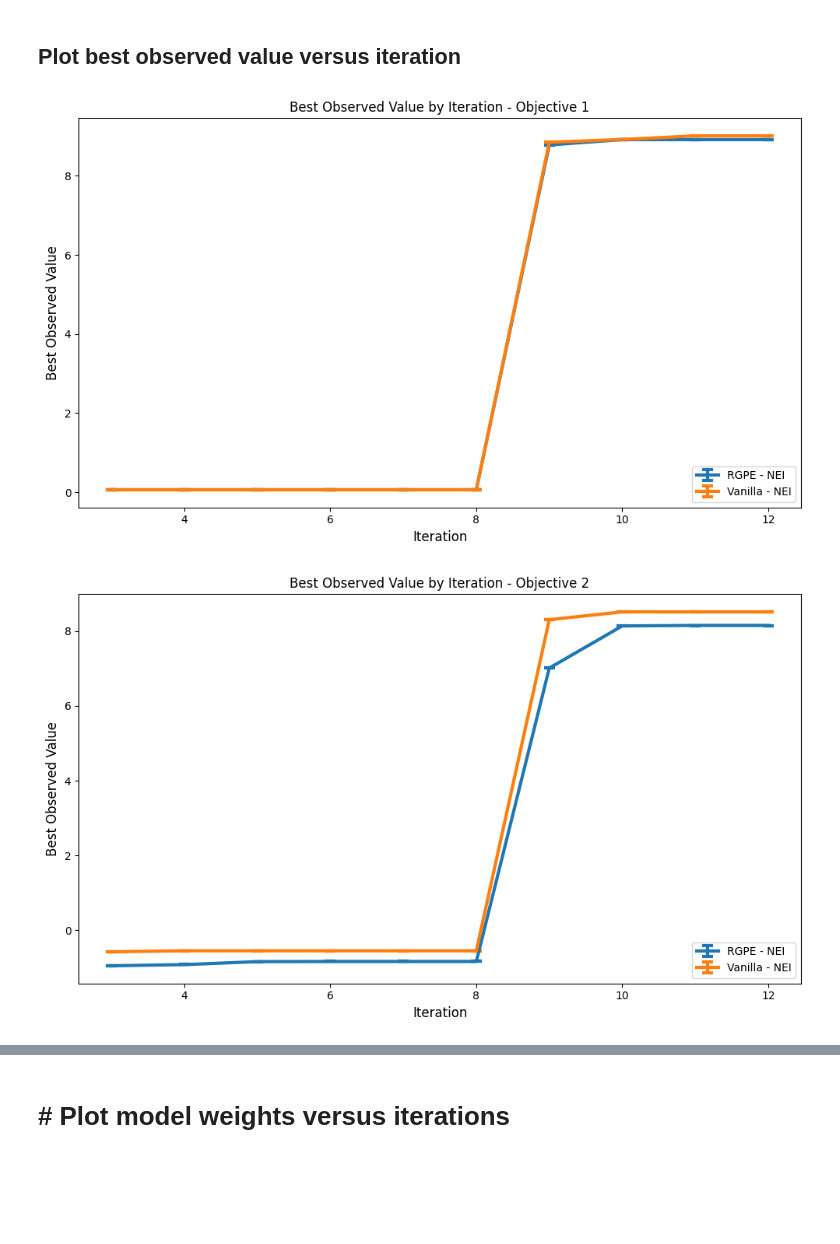
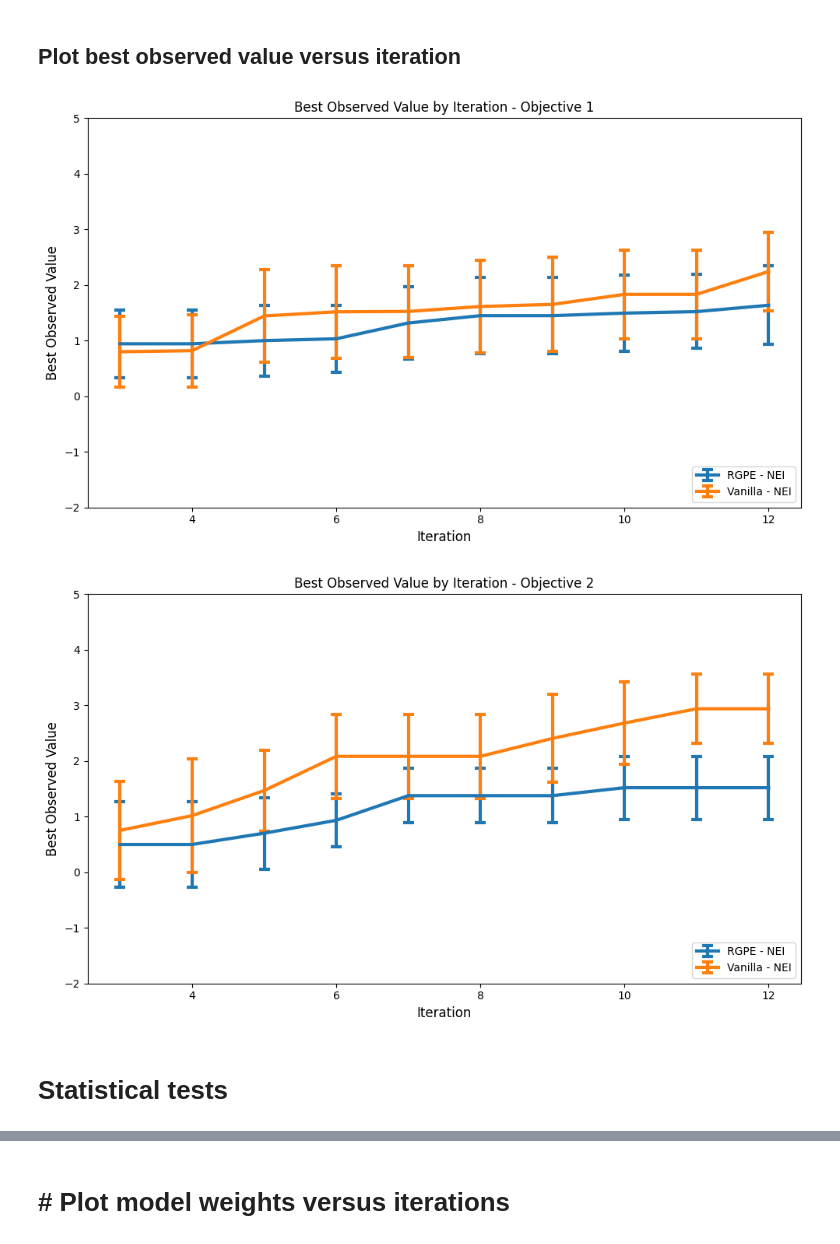
Before and after one commit to vishalvaka/HIL_toolkit_ARL, a Jupyter notebook: notebooks/meta_learning_with_rgpe_MOBO_normal.ipynb, the cells around one changed output, grey strips where cells are left out. Drawn from its saved outputs; the diff is of its cells as text; code cells hidden in the pictures; blank space fills up the shorter version.

```diff
--- a/notebooks/meta_learning_with_rgpe_MOBO_normal.ipynb
+++ b/notebooks/meta_learning_with_rgpe_MOBO_normal.ipynb
@@ -714,7 +733,7 @@ def get_target_model_loocv_sample_preds(
         # Since we have a batch mode gp and model.posterior always returns an output dimension,
         # the output from `posterior.sample()` here `num_samples x n x n x 1`, so let's squeeze
         # the last dimension.
-        sampler = SobolQMCNormalSampler(num_samples=512)
+        sampler = SobolQMCNormalSampler(sample_shape=torch.Size([num_samples]))
         return sampler(posterior).squeeze(-1)
 # %%
 def compute_rank_weights(train_x, train_y, train_yvar, base_models, target_model, num_samples):
@@ -739,7 +758,7 @@ def compute_rank_weights(train_x, train_y, train_yvar, base_models, target_model
         model = base_models[task]
         # compute posterior over training points for target task
         posterior = model.posterior(train_x)
-        sampler = SobolQMCNormalSampler(num_samples=512)
+        sampler = SobolQMCNormalSampler(sample_shape=torch.Size([num_samples]))
         base_f_samps = sampler(posterior).squeeze(-1).squeeze(-1)
         # compute and save ranking loss
         ranking_losses.append(compute_ranking_loss(base_f_samps, train_y))
@@ -1210,7 +1180,7 @@ for trial in range(N_TRIALS):
             )
         )
 
-        sampler_qnei = SobolQMCNormalSampler(num_samples=MC_SAMPLES)
+        sampler_qnei = SobolQMCNormalSampler(sample_shape=torch.Size([MC_SAMPLES]))
         # sampler=IIDNormalSampler(200, seed = 1234)
         qNEI = qNoisyExpectedImprovement(
             model=rgpe_model,
@@ -1286,7 +1256,7 @@ for trial in range(N_TRIALS):
             )
         )
 
-        sampler_qnei = SobolQMCNormalSampler(num_samples=MC_SAMPLES)
+        sampler_qnei = SobolQMCNormalSampler(sample_shape=torch.Size([MC_SAMPLES]))
         # sampler=IIDNormalSampler(200, seed = 1234)
         vanilla_qNEI = qNoisyExpectedImprovement(
             model=vanilla_nei_model,
@@ -1475,35 +1377,15 @@ MC_SAMPLES = 512 if not SMOKE_TEST else 32
 N_RESTART_CANDIDATES = 512 if not SMOKE_TEST else 8
 N_RESTARTS = 10 if not SMOKE_TEST else 2
 Q_BATCH_SIZE = 1
-SHIFT_OBJ_ITER = 6 #change this if you want to change the objective
-SHIFT_VALUE = 8.0 #change this to specify the amount to shift with
+SHIFT_OBJ_ITER = 6 #change this if you want to change the iteration at which the objective is changed
+SHIFT_VALUE = 0.0 #change this to specify the amount to shift with
 
 def shift_f(X, shift = TARGET_SHIFT):
-    # f1 = (X + shift) * torch.sin(X + torch.pi + shift) + (X + shift) / 10.0
-    # f2 = (X + shift) * torch.cos(X + torch.pi + shift) - (X + shift) / 5.0
-
 
     # Three hump camel
     shift = 0.0
     f1 = (-(2 * (X + shift-1)**2 - 1.05 * (X + shift -1)**4 + ((X + shift -1)**6) / 6)) + 10
     f2 = (-(2 * (X + shift-2)**2 - 1.05 * (X + shift -2)**4 + ((X + shift -2)**6) / 6)) + 10
-
-    # # Schaffer
-    # f1 = -(shift*X)**2
-    # f2 = -(shift*X - 2)**2
-
-    # # ZDT1
-    # g = 1.0
-    # h = 1.0 - shift*np.sqrt(X / g)
-    # f1 = shift*X + 0.3*np.sin(5 * np.pi * X)
-    # f2 = g * h + 0.3*np.cos(5 * np.pi * X)
-
-    # f1 = -(3*(shift*X)**2 + 4*(shift*X) + 10)
-
-    # f2 = -(5*(shift*X)**2 - 3*(shift*X) - 5)
-
-    # f1 = -(X * shift)
-    # f2 = -(1 - np.sqrt(X * shift))
 
     f_X = torch.cat([f1, f2], dim=-1)   # Stack the objectives along the last dimension
     return f_X
@@ -1635,7 +1517,7 @@ for trial in range(N_TRIALS):
             )
         )
 
-        sampler_qnei = SobolQMCNormalSampler(num_samples=MC_SAMPLES)
+        sampler_qnei = SobolQMCNormalSampler(sample_shape=torch.Size([MC_SAMPLES]))
         # sampler=IIDNormalSampler(200, seed = 1234)
         qNEI = qNoisyExpectedImprovement(
             model=rgpe_model,
@@ -1715,7 +1597,7 @@ for trial in range(N_TRIALS):
             )
         )
 
-        sampler_qnei = SobolQMCNormalSampler(num_samples=512)
+        sampler_qnei = SobolQMCNormalSampler(sample_shape=torch.Size([MC_SAMPLES]))
         # sampler=IIDNormalSampler(200, seed = 1234)
         vanilla_qNEI = qNoisyExpectedImprovement(
             model=vanilla_nei_model,
@@ -2018,11 +1919,13 @@ ax.errorbar(
 # ax.set_ylim(bottom=0)
 ax.set_xlabel("Iteration", fontsize=12)
 ax.set_ylabel("Best Observed Value", fontsize=12)
+# ax.axvline(x=6, color='r', label='Cost function change')
 ax.set_title("Best Observed Value by Iteration - Objective 1", fontsize=12)
 ax.legend(loc="lower right", fontsize=10)
+ax.set_ylim([-2, 5])
 plt.tight_layout()
 # %% [output]
-[figure, old version]
+[figure, new version]
 # %%
 import numpy as np
 
@@ -2033,31 +1936,35 @@ x = range(RANDOM_INITIALIZATION_SIZE, RANDOM_INITIALIZATION_SIZE + N_BATCH)
 
 fig, ax = plt.subplots(1, 1, figsize=(10, 6))
 # Plot RGPE - NEI
 ax.errorbar(
     x,
     best_rgpe_all_2.mean(axis=0),
     yerr=1.96 * best_rgpe_all_2.std(axis=0) / math.sqrt(N_TRIALS),
     label="RGPE - NEI",
     linewidth=3,
     capsize=5,
     capthick=3,
 )
 # Plot vanilla - NEI
 ax.errorbar(
     x,
     best_vanilla_nei_all_2.mean(axis=0),
     yerr=1.96 * best_vanilla_nei_all_2.std(axis=0) / math.sqrt(N_TRIALS),
     label="Vanilla - NEI",
     linewidth=3,
     capsize=5,
     capthick=3,
 )
 
 # ax.set_ylim(bottom=0)
 ax.set_xlabel("Iteration", fontsize=12)
 ax.set_ylabel("Best Observed Value", fontsize=12)
+# ax.axvline(x=6, color='r', label='Cost function change')
 ax.set_title("Best Observed Value by Iteration - Objective 2", fontsize=12)
 ax.legend(loc="lower right", fontsize=10)
+ax.set_ylim([-2,5])
 plt.tight_layout()
 # %% [output]
-[figure, old version]
+[figure, new version]
+# %% [markdown]
+# Statistical tests
```
Also changed, not shown: parts of 23 cells of this notebook.
